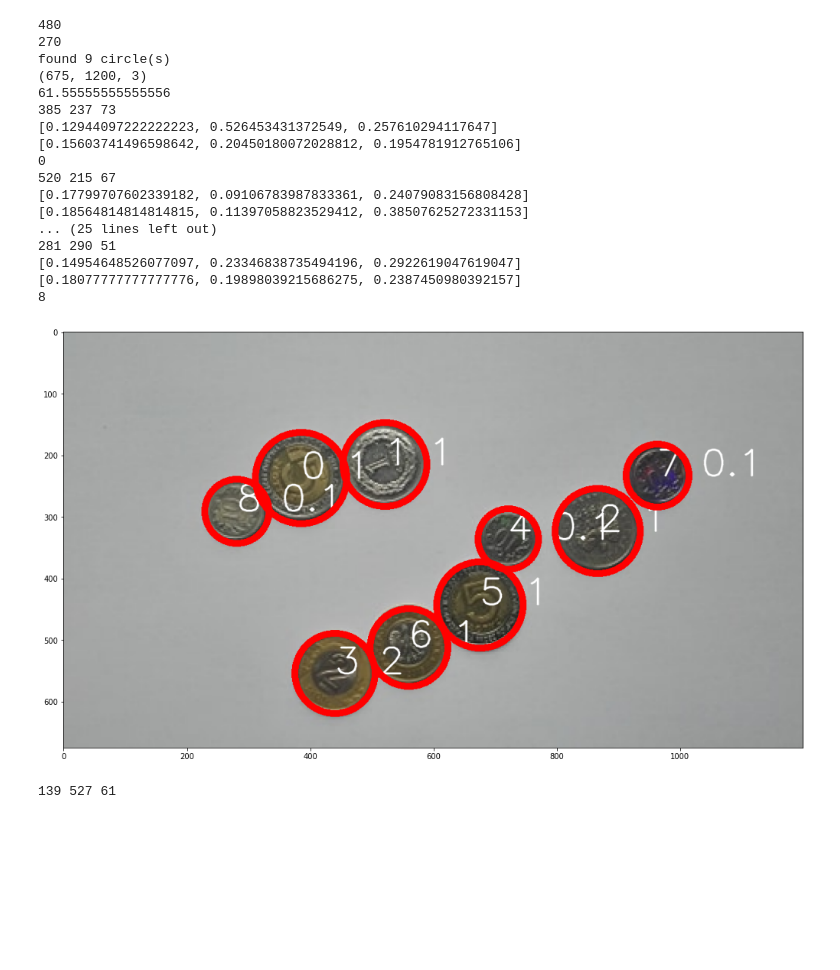
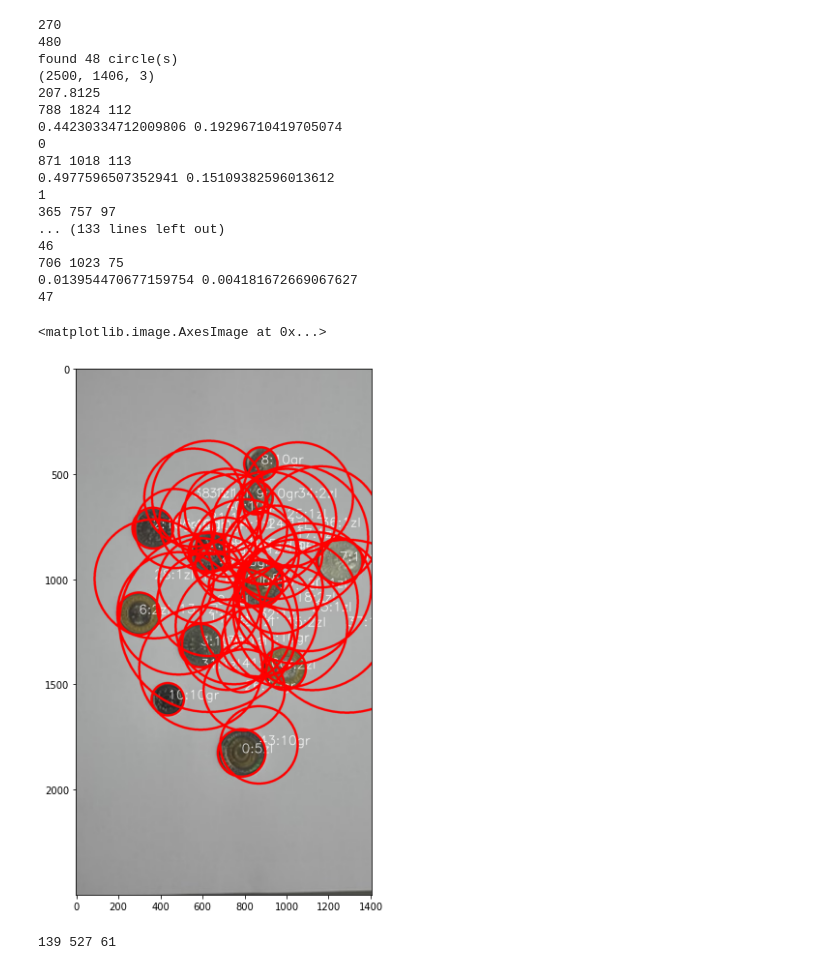
Before and after one commit to misterhz/coin-detection, a Jupyter notebook: coins.ipynb, the cells around one changed output. Cells and saved outputs as stored; diff of their text form; code cells hidden in the pictures; blank space fills up the shorter version.

```diff
--- a/coins.ipynb
+++ b/coins.ipynb
@@ -138,10 +155,10 @@ def get_coin_colors(img, c):
 #     return detected_coins
 # %%
 plt.figure(figsize=(20,10))
-img = cv2.imread("jan/coins 14.jpg")
+img = cv2.imread("jan/coins 1.jpg")
 d = max(img.shape[0], img.shape[1])
 # d = 10000
-img = resize_image(img, 1200)
+img = resize_image(img, 2500)
 gray = cv2.cvtColor(img, cv2.COLOR_BGR2GRAY)
 gray = cv2.medianBlur(gray, 9)
 coin = detect_circles(gray, d)
@@ -151,55 +168,67 @@ img_gamma = adjust_gamma(img, .65)
 
 value = 0
 color = ""
+label = ""
+
 radii = [int(c[2]) for c in coin[0, :]]
 avg_radius = np.mean(radii)
 
 print(avg_radius)
 
 for i, c in enumerate(coin[0, :]):
     value = -1
     center, edge = get_coin_colors(img_gamma, c)
     if center == "golden" and edge == "golden":
         value = .01
+        label = "1gr"
         color = "gg"
     elif center == "silver" and edge == "golden":
         value = 2
+        label = "2zl"
         color = "sg"
     elif center == "golden" and edge == "silver":
         value = 5
+        label = "5zl"
         color = "gs"
     elif center == "silver" and edge == "silver":
         color = "ss"
         if c[2] < avg_radius:
+            label = "10gr"
             value = .1
         else:
+            label = "1zl"
             value = 1
     print(i)
-    cv2.putText(img, str(i) + " " + str(value), ((int) (c[0]), (int) (c[1])), cv2.FONT_HERSHEY_SIMPLEX,
+    cv2.putText(img, str(i) + ":" + label, ((int) (c[0]), (int) (c[1])), cv2.FONT_HERSHEY_SIMPLEX,
                         2, (255, 255, 255), 2, cv2.LINE_AA)
 
 # plt.imshow(center)
 # plt.imshow(edge)
-draw_circles(cv2.cvtColor(img, cv2.COLOR_BGR2RGB), coin)
+normal = cv2.cvtColor(img, cv2.COLOR_BGR2RGB)
+
+draw_circles(normal, coin)
+
+plt.imshow(normal)
 # %% [output]
+270
 480
-270
-found 9 circle(s)
-(675, 1200, 3)
-61.55555555555556
-385 237 73
-[0.12944097222222223, 0.526453431372549, 0.257610294117647]
-[0.15603741496598642, 0.20450180072028812, 0.1954781912765106]
+found 48 circle(s)
+(2500, 1406, 3)
+207.8125
+788 1824 112
+0.44230334712009806 0.19296710419705074
 0
-520 215 67
-[0.17799707602339182, 0.09106783987833361, 0.24079083156808428]
-[0.18564814814814815, 0.11397058823529412, 0.38507625272331153]
-... (25 lines left out)
-281 290 51
-[0.14954648526077097, 0.23346838735494196, 0.2922619047619047]
-[0.18077777777777776, 0.19898039215686275, 0.2387450980392157]
-8
+871 1018 113
+0.4977596507352941 0.15109382596013612
+1
+365 757 97
+... (133 lines left out)
+46
+706 1023 75
+0.013954470677159754 0.004181672669067627
+47
+<matplotlib.image.AxesImage at 0x...>
-[figure, old version]
+[figure, new version]
 # %%
 c = coin[0, 0]
 normal = cv2.cvtColor(img, cv2.COLOR_BGR2RGB)
```
Also changed, not shown: parts of 2 cells of this notebook.
